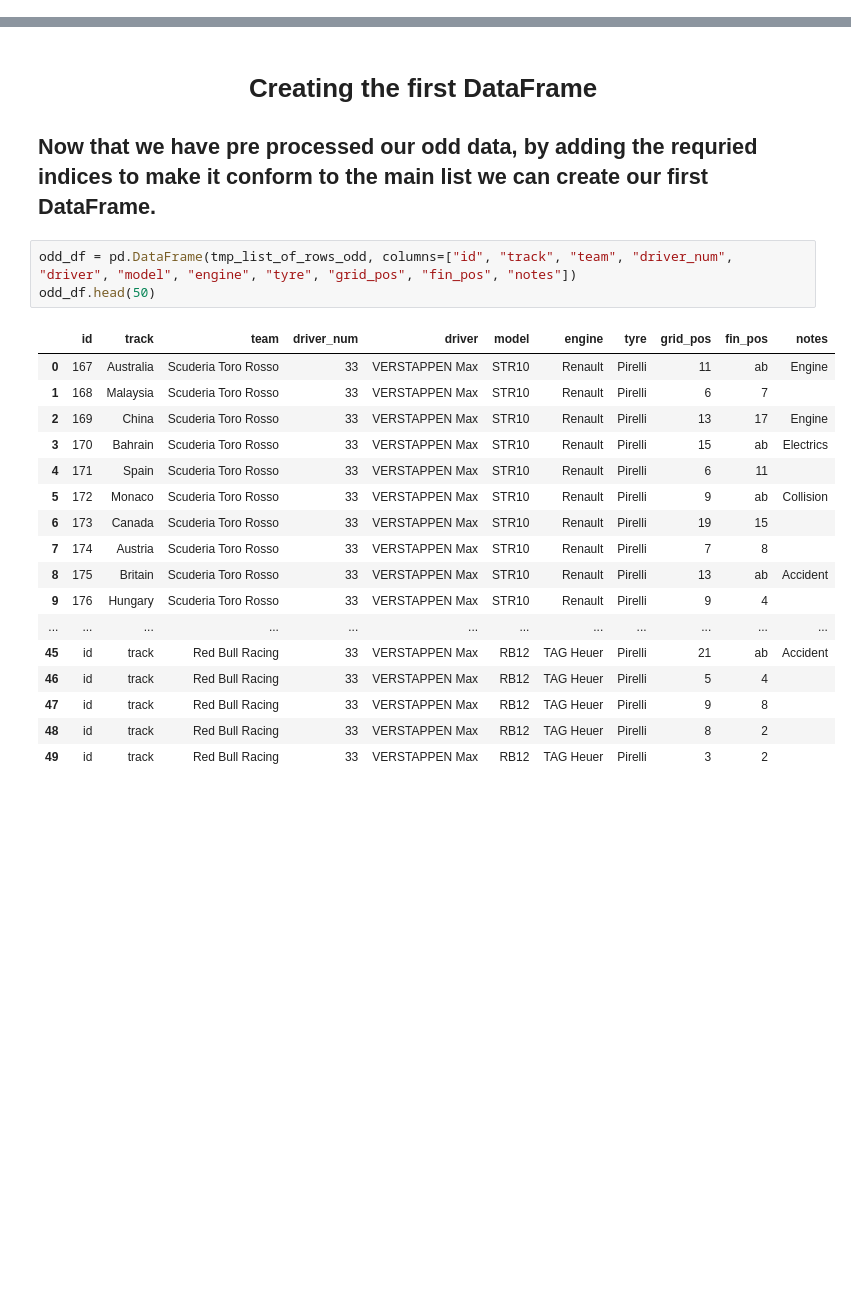
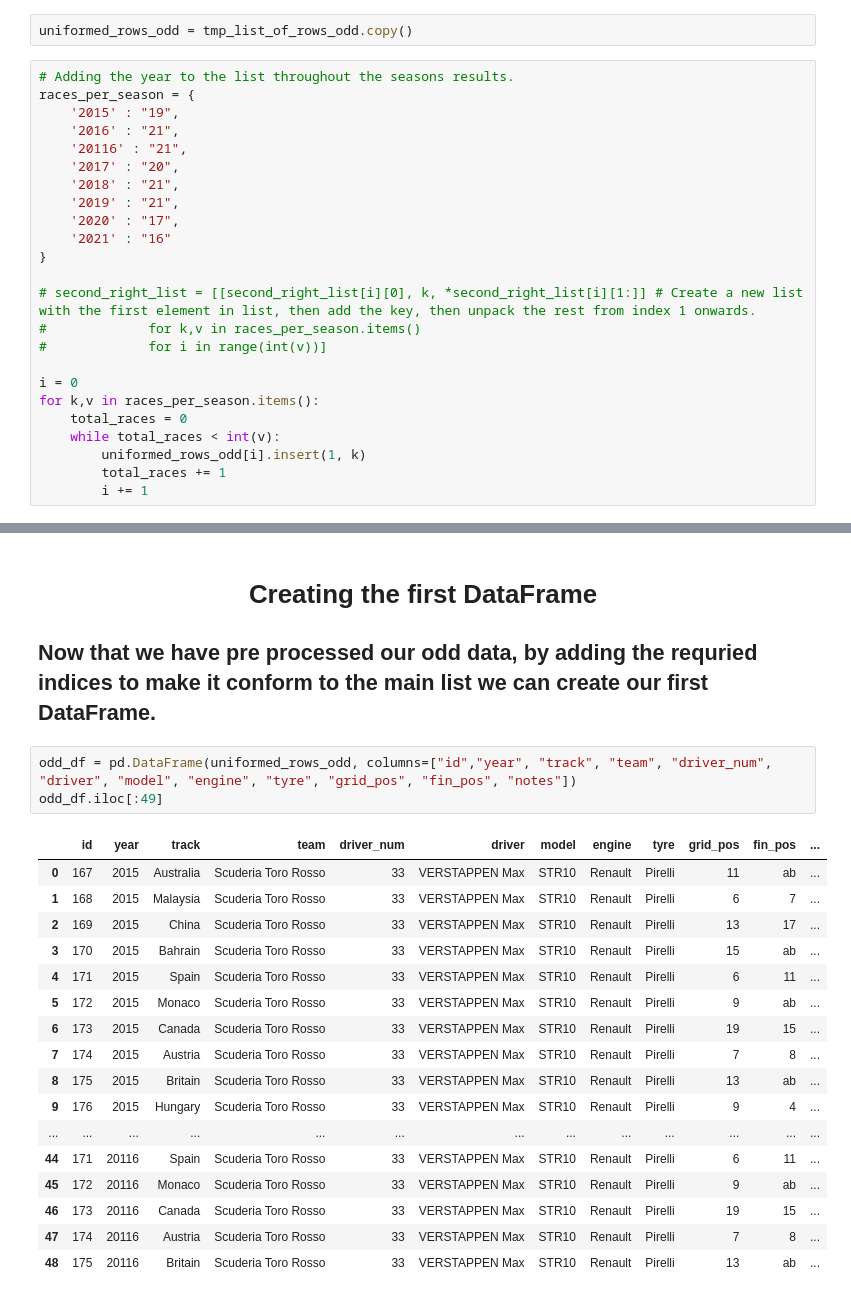
Before and after one commit to BeerHuntor/max_verstappen_stats, a Jupyter notebook: scraper.ipynb, the cells around one changed output, grey strips where cells are left out. Cells and saved outputs as stored; diff of their text form; blank space fills up the shorter version.

Commit message:
added year to odd list

```diff
--- a/scraper.ipynb
+++ b/scraper.ipynb
@@ -145,0 +118,26 @@ tmp_list_of_rows_odd
+# %%
+uniformed_rows_odd = tmp_list_of_rows_odd.copy()
+# %%
+# Adding the year to the list throughout the seasons results.
+races_per_season = {
+    '2015' : "19",
+    '2016' : "21",
+    '20116' : "21",
+    '2017' : "20",
+    '2018' : "21",
+    '2019' : "21",
+    '2020' : "17",
+    '2021' : "16"
+}
+
+# second_right_list = [[second_right_list[i][0], k, *second_right_list[i][1:]] # Create a new list with the first element in list, then add the key, then unpack the rest from index 1 onwards.
+#             for k,v in races_per_season.items()
+#             for i in range(int(v))]
+
+i = 0
+for k,v in races_per_season.items():
+    total_races = 0
+    while total_races < int(v):
+        uniformed_rows_odd[i].insert(1, k)
+        total_races += 1
+        i += 1
@@ -147,23 +165,23 @@ tmp_list_of_rows_odd
 # <p align=center>Creating the first DataFrame</p>
 ## Now that we have pre processed our odd data, by adding the requried indices to make it conform to the main list we can create our first DataFrame.
 # %%
-odd_df = pd.DataFrame(tmp_list_of_rows_odd, columns=["id", "track", "team", "driver_num", "driver", "model", "engine", "tyre", "grid_pos", "fin_pos", "notes"])
-odd_df.head(50)
+odd_df = pd.DataFrame(uniformed_rows_odd, columns=["id","year", "track", "team", "driver_num", "driver", "model", "engine", "tyre", "grid_pos", "fin_pos", "notes"])
+odd_df.iloc[:49]
 # %% [output]
-|  | id | track | team | driver_num | driver | model | engine | tyre | grid_pos | fin_pos | notes |
-| 0 | 167 | Australia | Scuderia Toro Rosso | 33 | VERSTAPPEN Max | STR10 | Renault | Pirelli | 11 | ab | Engine |
-| 1 | 168 | Malaysia | Scuderia Toro Rosso | 33 | VERSTAPPEN Max | STR10 | Renault | Pirelli | 6 | 7 |  |
-| 2 | 169 | China | Scuderia Toro Rosso | 33 | VERSTAPPEN Max | STR10 | Renault | Pirelli | 13 | 17 | Engine |
-| 3 | 170 | Bahrain | Scuderia Toro Rosso | 33 | VERSTAPPEN Max | STR10 | Renault | Pirelli | 15 | ab | Electrics |
-| 4 | 171 | Spain | Scuderia Toro Rosso | 33 | VERSTAPPEN Max | STR10 | Renault | Pirelli | 6 | 11 |  |
-| 5 | 172 | Monaco | Scuderia Toro Rosso | 33 | VERSTAPPEN Max | STR10 | Renault | Pirelli | 9 | ab | Collision |
-| 6 | 173 | Canada | Scuderia Toro Rosso | 33 | VERSTAPPEN Max | STR10 | Renault | Pirelli | 19 | 15 |  |
-| 7 | 174 | Austria | Scuderia Toro Rosso | 33 | VERSTAPPEN Max | STR10 | Renault | Pirelli | 7 | 8 |  |
-| 8 | 175 | Britain | Scuderia Toro Rosso | 33 | VERSTAPPEN Max | STR10 | Renault | Pirelli | 13 | ab | Accident |
-| 9 | 176 | Hungary | Scuderia Toro Rosso | 33 | VERSTAPPEN Max | STR10 | Renault | Pirelli | 9 | 4 |  |
-| ... | ... | ... | ... | ... | ... | ... | ... | ... | ... | ... | ... |
-| 45 | id | track | Red Bull Racing | 33 | VERSTAPPEN Max | RB12 | TAG Heuer | Pirelli | 21 | ab | Accident |
-| 46 | id | track | Red Bull Racing | 33 | VERSTAPPEN Max | RB12 | TAG Heuer | Pirelli | 5 | 4 |  |
-| 47 | id | track | Red Bull Racing | 33 | VERSTAPPEN Max | RB12 | TAG Heuer | Pirelli | 9 | 8 |  |
-| 48 | id | track | Red Bull Racing | 33 | VERSTAPPEN Max | RB12 | TAG Heuer | Pirelli | 8 | 2 |  |
-| 49 | id | track | Red Bull Racing | 33 | VERSTAPPEN Max | RB12 | TAG Heuer | Pirelli | 3 | 2 |  |
+|  | id | year | track | team | driver_num | driver | model | engine | tyre | grid_pos | fin_pos | ... |
+| 0 | 167 | 2015 | Australia | Scuderia Toro Rosso | 33 | VERSTAPPEN Max | STR10 | Renault | Pirelli | 11 | ab | ... |
+| 1 | 168 | 2015 | Malaysia | Scuderia Toro Rosso | 33 | VERSTAPPEN Max | STR10 | Renault | Pirelli | 6 | 7 | ... |
+| 2 | 169 | 2015 | China | Scuderia Toro Rosso | 33 | VERSTAPPEN Max | STR10 | Renault | Pirelli | 13 | 17 | ... |
+| 3 | 170 | 2015 | Bahrain | Scuderia Toro Rosso | 33 | VERSTAPPEN Max | STR10 | Renault | Pirelli | 15 | ab | ... |
+| 4 | 171 | 2015 | Spain | Scuderia Toro Rosso | 33 | VERSTAPPEN Max | STR10 | Renault | Pirelli | 6 | 11 | ... |
+| 5 | 172 | 2015 | Monaco | Scuderia Toro Rosso | 33 | VERSTAPPEN Max | STR10 | Renault | Pirelli | 9 | ab | ... |
+| 6 | 173 | 2015 | Canada | Scuderia Toro Rosso | 33 | VERSTAPPEN Max | STR10 | Renault | Pirelli | 19 | 15 | ... |
+| 7 | 174 | 2015 | Austria | Scuderia Toro Rosso | 33 | VERSTAPPEN Max | STR10 | Renault | Pirelli | 7 | 8 | ... |
+| 8 | 175 | 2015 | Britain | Scuderia Toro Rosso | 33 | VERSTAPPEN Max | STR10 | Renault | Pirelli | 13 | ab | ... |
+| 9 | 176 | 2015 | Hungary | Scuderia Toro Rosso | 33 | VERSTAPPEN Max | STR10 | Renault | Pirelli | 9 | 4 | ... |
+| ... | ... | ... | ... | ... | ... | ... | ... | ... | ... | ... | ... | ... |
+| 44 | 171 | 20116 | Spain | Scuderia Toro Rosso | 33 | VERSTAPPEN Max | STR10 | Renault | Pirelli | 6 | 11 | ... |
+| 45 | 172 | 20116 | Monaco | Scuderia Toro Rosso | 33 | VERSTAPPEN Max | STR10 | Renault | Pirelli | 9 | ab | ... |
+| 46 | 173 | 20116 | Canada | Scuderia Toro Rosso | 33 | VERSTAPPEN Max | STR10 | Renault | Pirelli | 19 | 15 | ... |
+| 47 | 174 | 20116 | Austria | Scuderia Toro Rosso | 33 | VERSTAPPEN Max | STR10 | Renault | Pirelli | 7 | 8 | ... |
+| 48 | 175 | 20116 | Britain | Scuderia Toro Rosso | 33 | VERSTAPPEN Max | STR10 | Renault | Pirelli | 13 | ab | ... |
```
Also changed, not shown: parts of 8 cells of this notebook.
